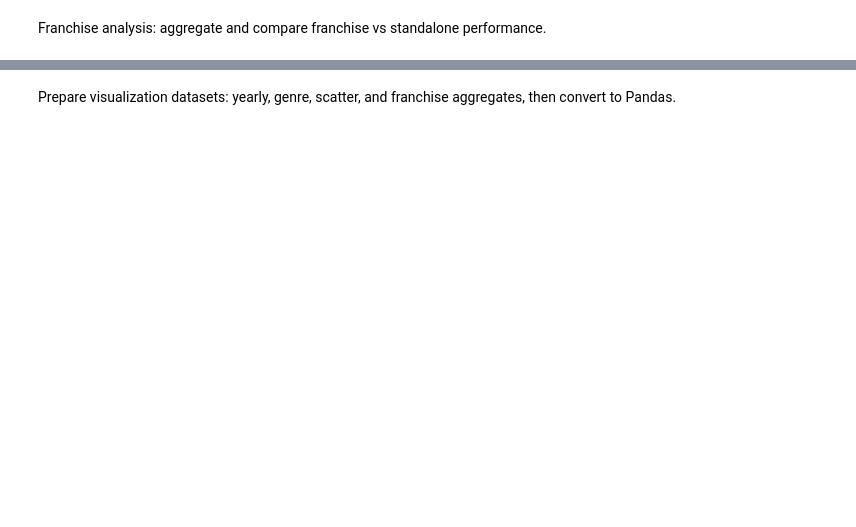
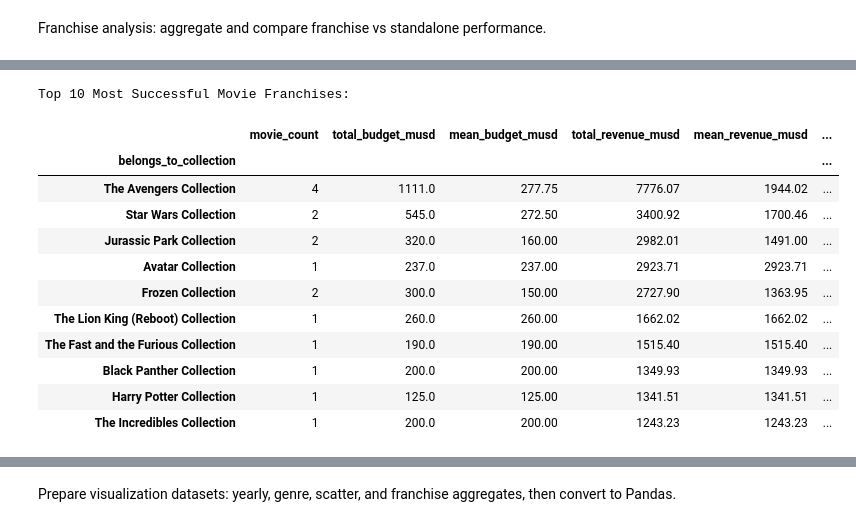
Before and after one commit to jill-break/DEM05-Big-Data-Module-Lab-1-TMDB-Movie-Data-Analysis-using-Spark, a Jupyter notebook: notebooks/spark_lab.ipynb, the cells around one changed output, grey strips where cells are left out. Drawn from its saved outputs; the diff is of its cells as text; code cells hidden in the pictures; blank space fills up the shorter version.

```diff
--- a/notebooks/spark_lab.ipynb
+++ b/notebooks/spark_lab.ipynb
@@ -228,0 +371,9 @@ display(pdf_franchise)
+# %%
+# Compare movie franchises (belongs_to_collection) vs. standalone movies in terms of:
+
+# Initialize
+analyzer = MovieAnalyzer(spark_df=df_clean, pandas_df=df_clean.toPandas())
+
+# 1. Ranking: Find 5 biggest financial "flops" (lowest ROI)
+print("Lowest ROI Movies:")
+analyzer.get_ranked_movies(metric='roi', ascending=True, limit=5).show()
@@ -228,0 +403,6 @@ display(pdf_franchise)
+# %%
+# 4. Detailed Franchise Success Report
+print("Top 10 Most Successful Movie Franchises:")
+franchise_report = analyzer.get_detailed_franchise_success(n=10)
+display(franchise_report)
+# %% [output]
@@ -228,0 +410,13 @@ display(pdf_franchise)
+Top 10 Most Successful Movie Franchises:
+|  | movie_count | total_budget_musd | mean_budget_musd | total_revenue_musd | mean_revenue_musd | ... |
+| belongs_to_collection |  |  |  |  |  | ... |
+| The Avengers Collection | 4 | 1111.0 | 277.75 | 7776.07 | 1944.02 | ... |
+| Star Wars Collection | 2 | 545.0 | 272.50 | 3400.92 | 1700.46 | ... |
+| Jurassic Park Collection | 2 | 320.0 | 160.00 | 2982.01 | 1491.00 | ... |
+| Avatar Collection | 1 | 237.0 | 237.00 | 2923.71 | 2923.71 | ... |
+| Frozen Collection | 2 | 300.0 | 150.00 | 2727.90 | 1363.95 | ... |
+| The Lion King (Reboot) Collection | 1 | 260.0 | 260.00 | 1662.02 | 1662.02 | ... |
+| The Fast and the Furious Collection | 1 | 190.0 | 190.00 | 1515.40 | 1515.40 | ... |
+| Black Panther Collection | 1 | 200.0 | 200.00 | 1349.93 | 1349.93 | ... |
+| Harry Potter Collection | 1 | 125.0 | 125.00 | 1341.51 | 1341.51 | ... |
+| The Incredibles Collection | 1 | 200.0 | 200.00 | 1243.23 | 1243.23 | ... |
```
Also changed, not shown: parts of 23 cells of this notebook, 21 other files.
